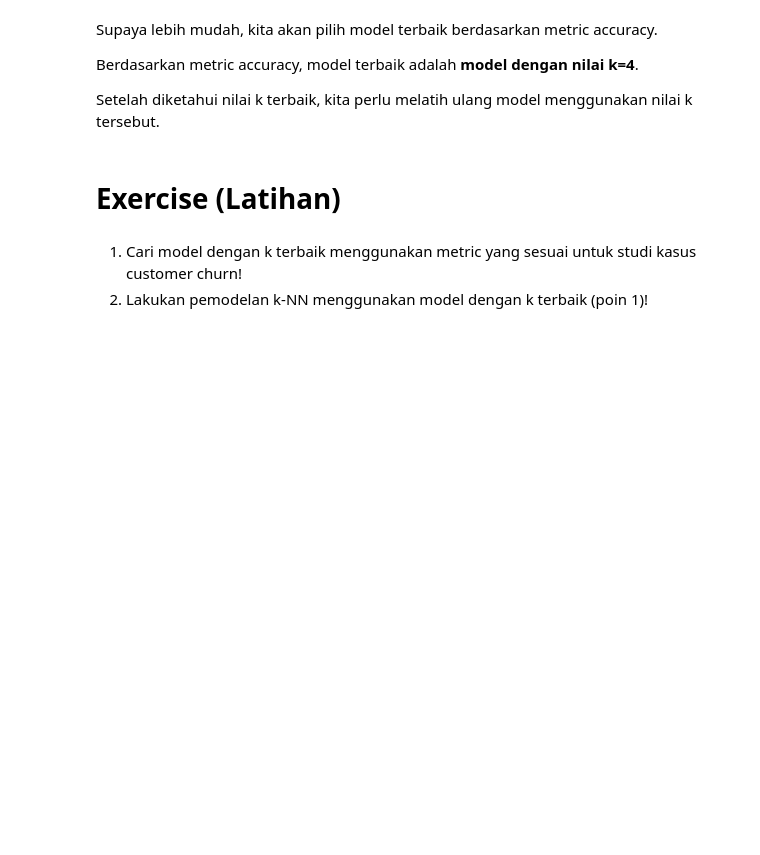
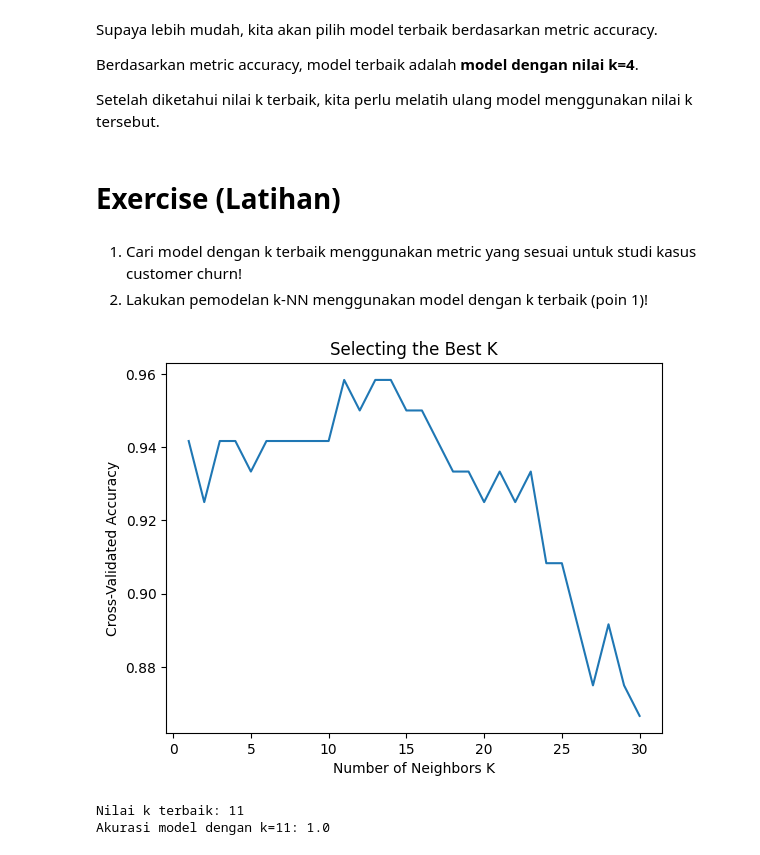
Before and after one commit to bRegita73/bRegita, a Jupyter notebook: ML-2 Classification using k-NN.ipynb, the cells around one changed output. Drawn from its saved outputs; the diff is of its cells as text; code cells hidden in the pictures; blank space fills up the shorter version.

```diff
--- a/ML-2 Classification using k-NN.ipynb
+++ b/ML-2 Classification using k-NN.ipynb
@@ -338,0 +356,58 @@ Setelah diketahui nilai k terbaik, kita perlu melatih ulang model menggunakan ni
+# %%
+import numpy as np
+import pandas as pd
+from sklearn.model_selection import train_test_split, cross_val_score
+from sklearn.neighbors import KNeighborsClassifier
+from sklearn.preprocessing import StandardScaler
+from sklearn.metrics import accuracy_score
+import matplotlib.pyplot as plt
+
+
+from sklearn.datasets import load_iris
+data = load_iris()
+X = data.data
+y = data.target
+
+# Membagi data menjadi data latih dan data uji
+X_train, X_test, y_train, y_test = train_test_split(X, y, test_size=0.2, random_state=42)
+
+# Normalisasi Data
+scaler = StandardScaler()
+X_train = scaler.fit_transform(X_train)
+X_test = scaler.transform(X_test)
+
+# Mencari nilai k terbaik menggunakan cross-validation
+k_range = range(1, 31)
+cv_scores = []  # Menyimpan akurasi untuk setiap nilai k
+
+# Lakukan cross-validation untuk setiap nilai k
+for k in k_range:
+    knn = KNeighborsClassifier(n_neighbors=k)
+    scores = cross_val_score(knn, X_train, y_train, cv=10, scoring='accuracy')
+    cv_scores.append(scores.mean())
+
+# Menghitung k terbaik (dengan akurasi tertinggi)
+best_k = k_range[np.argmax(cv_scores)]
+
+#Plot akurasi untuk setiap k
+plt.plot(k_range, cv_scores)
+plt.xlabel('Number of Neighbors K')
+plt.ylabel('Cross-Validated Accuracy')
+plt.title('Selecting the Best K')
+plt.show()
+
+print(f"Nilai k terbaik: {best_k}")
+
+# Melakukan pemodelan k-NN dengan k terbaik
+knn_best = KNeighborsClassifier(n_neighbors=best_k)
+knn_best.fit(X_train, y_train)
+
+# Prediksi dan evaluasi
+y_pred = knn_best.predict(X_test)
+accuracy = accuracy_score(y_test, y_pred)
+
+print(f"Akurasi model dengan k={best_k}: {accuracy}")
+# %% [output]
+[figure, added]
+Nilai k terbaik: 11
+Akurasi model dengan k=11: 1.0
```
Also changed, not shown: parts of 1 cell of this notebook.
